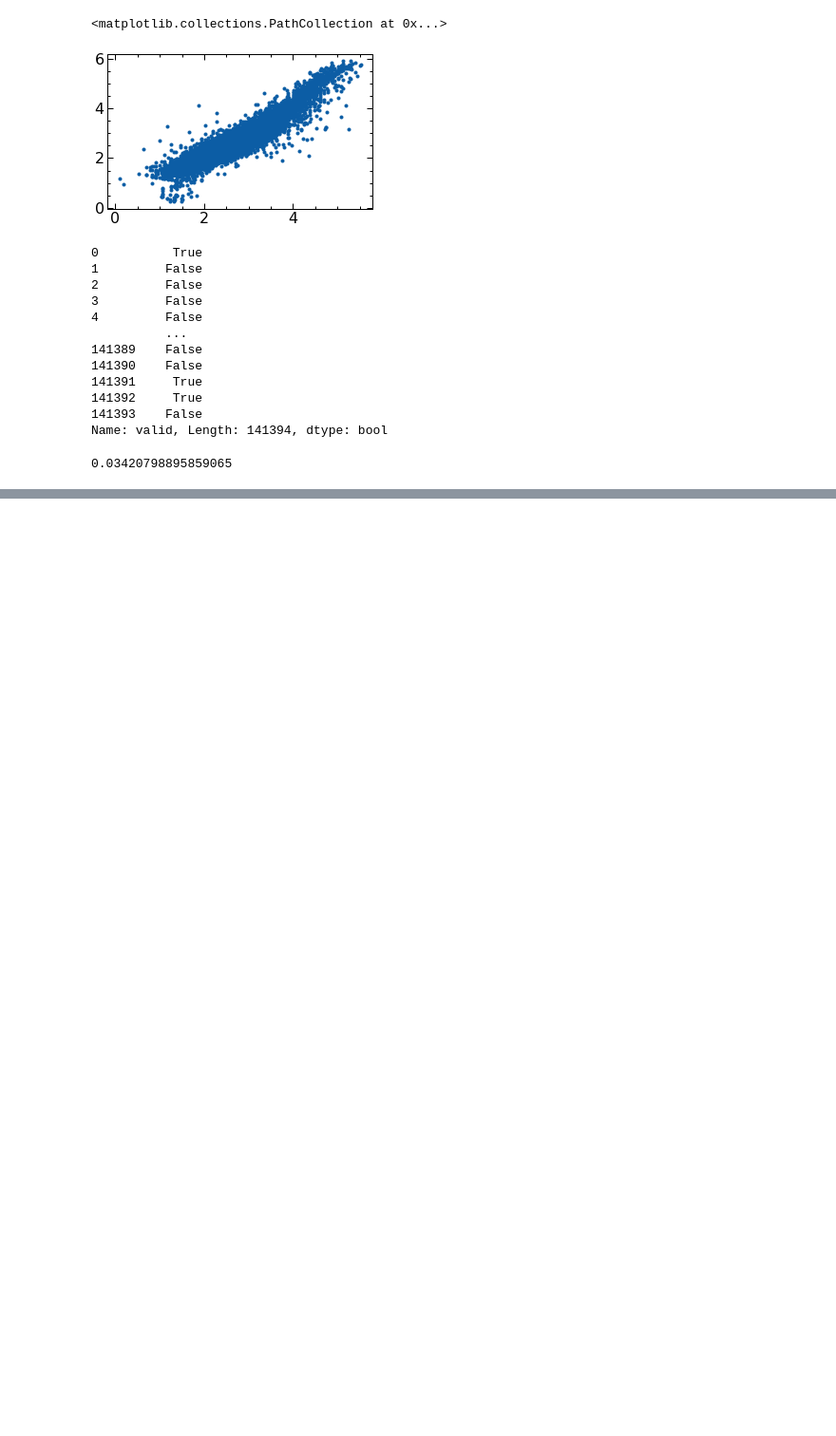
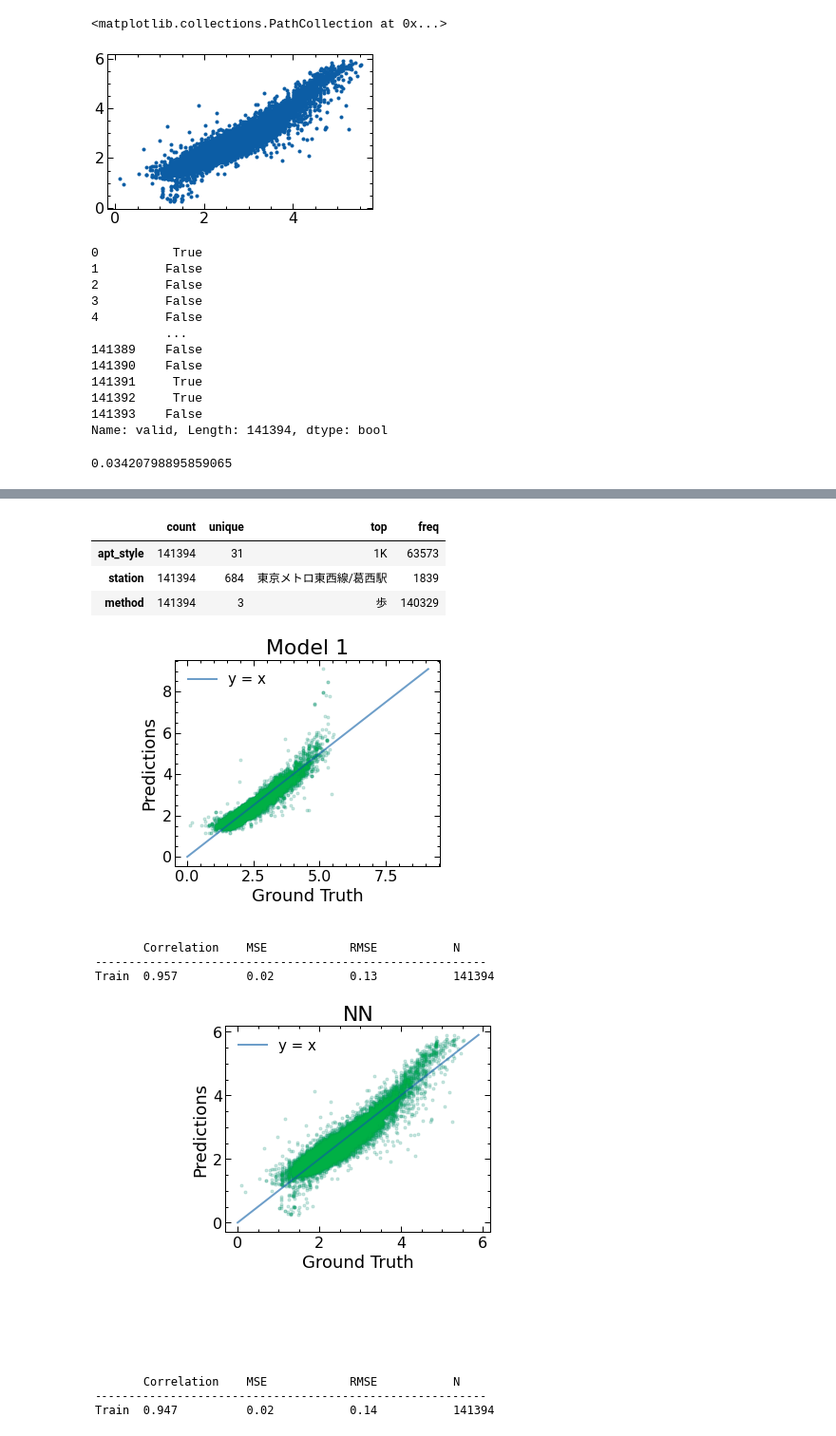
Before and after one commit to jiyans/real_estate_analysis, a Jupyter notebook: analysis/python/qualitative_analysis.ipynb, the cells around one changed output, grey strips where cells are left out. Shown at 95% size. Cells and saved outputs as stored; diff of their text form; code cells hidden in the pictures; blank space fills up the shorter version.

```diff
--- a/analysis/python/qualitative_analysis.ipynb
+++ b/analysis/python/qualitative_analysis.ipynb
@@ -70,9 +103,8 @@ mod1 = lm(
     "+ apt_style",
     # "+ viz_preds",
     "log_apt_rent",
-    model_name="Simple",
+    model_name="Without NN",
 )
-
 mod2 = lm(
     "{} ~ b_age"
     "+ apt_size"
@@ -86,8 +118,14 @@ mod2 = lm(
     "+ apt_style"
     "+ viz_preds",
     "log_apt_rent",
-    model_name="Simple",
+    model_name="With NN",
 )
+
+mod3 = lm(
+    "{} ~ viz_preds",
+    "log_apt_rent",
+    model_name="Only NN"
+)
 # %% [markdown]
 # Stargazer
 # %%
@@ -319,0 +392,14 @@ Name: valid, Length: 141394, dtype: bool
+# %%
+df.describe(include="category").T#.to_latex())
+# %% [output]
+|  | count | unique | top | freq |
+| apt_style | 141394 | 31 | 1K | 63573 |
+| station | 141394 | 684 | 東京メトロ東西線/葛西駅 | 1839 |
+| method | 141394 | 3 | 歩 | 140329 |
+# %%
+p1, s = plot_regression_once(df["mod1preds"], df["viz_targs"], model_name="Model 1")
+pnn, s = plot_regression_once(df["viz_preds"], df["viz_targs"], model_name="NN")
+p2, s = plot_regression_once(df["mod2preds"], df["viz_targs"], model_name="Model 2")
+# %% [output]
+[figure, added]
+[figure, added]
```
Also changed, not shown: parts of 21 cells of this notebook.
